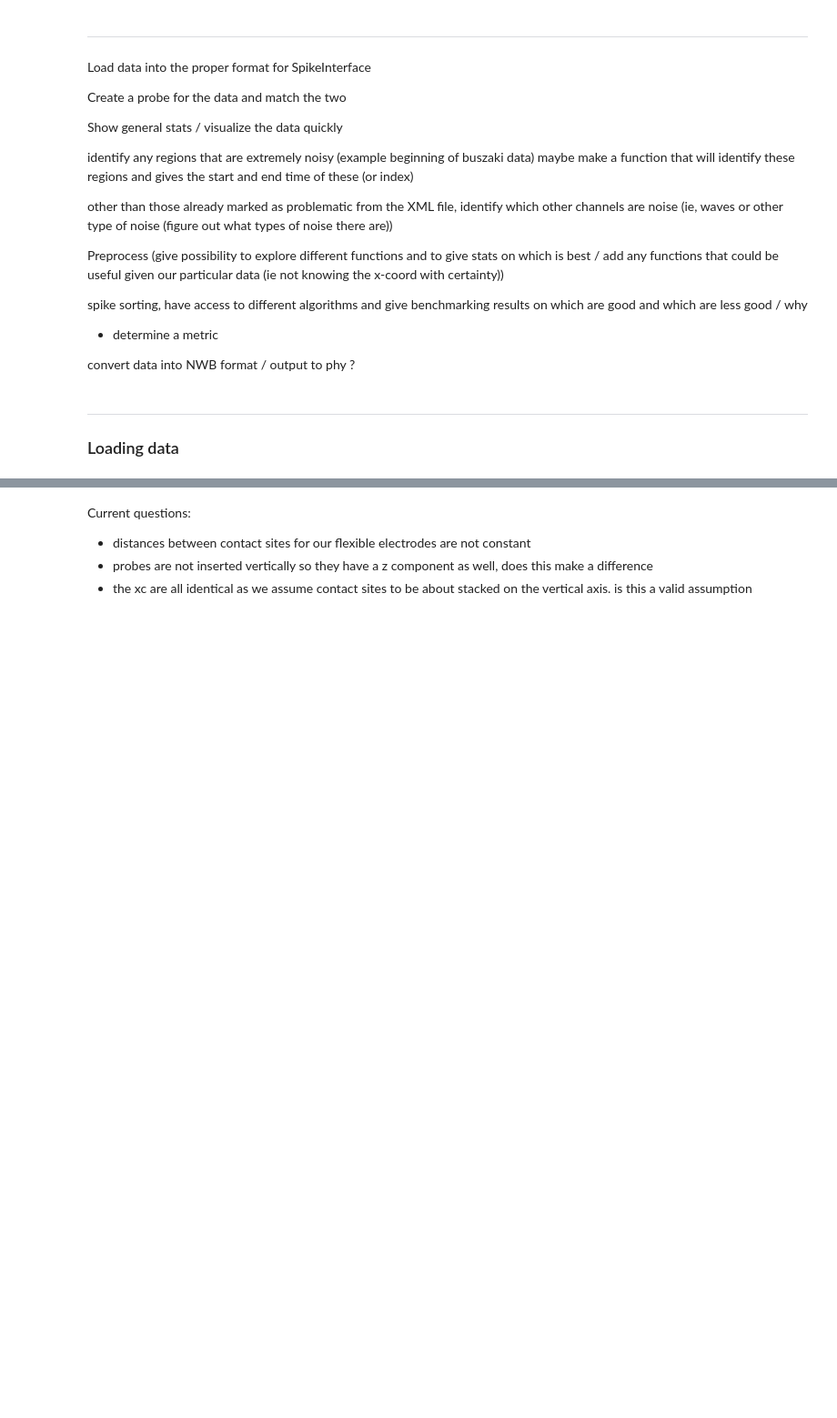
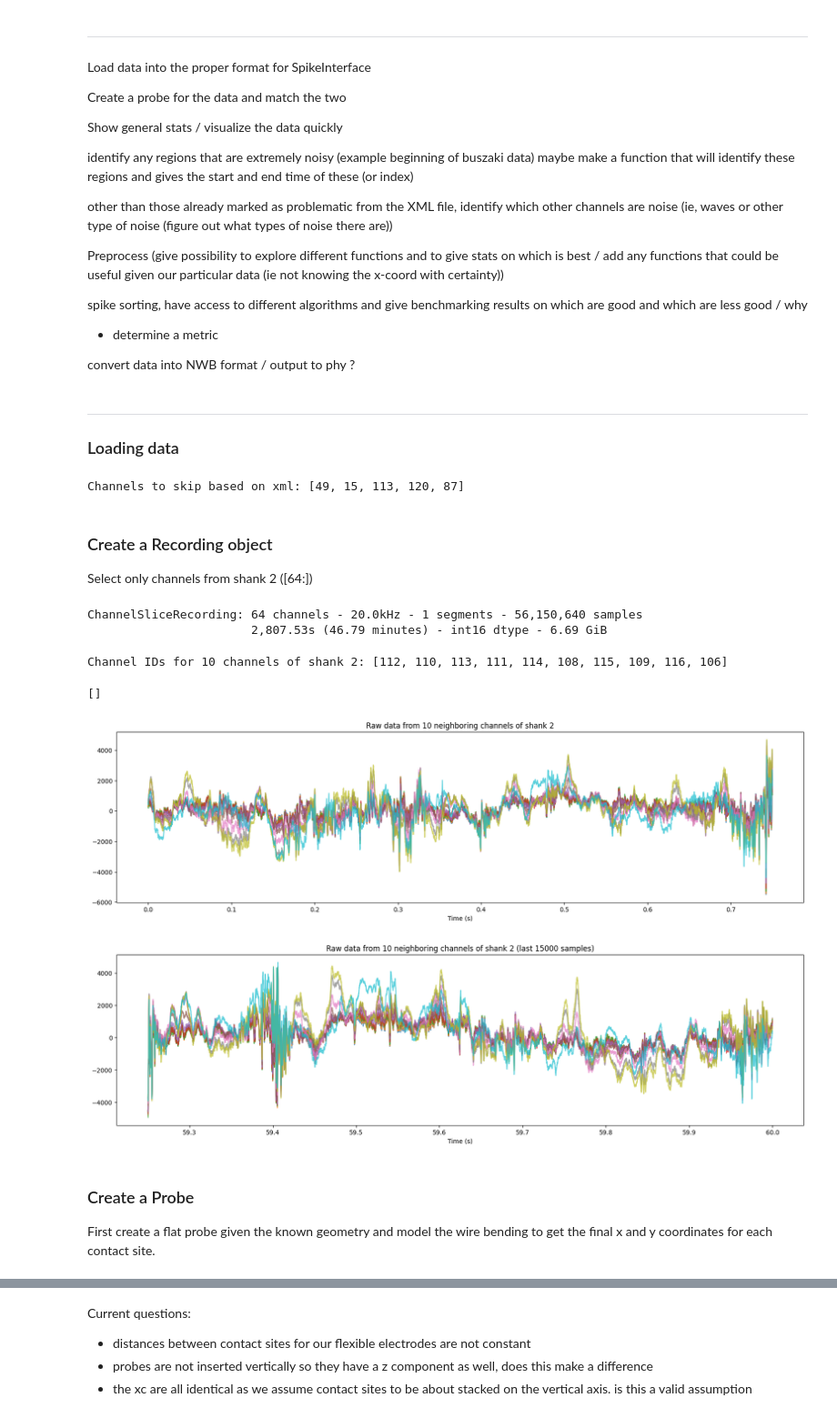
Before and after one commit to BruneBettler/SpikeExplore, a Jupyter notebook: dataExploration.ipynb, the cells around one changed output, grey strips where cells are left out. Shown at 91% size. Saved outputs shown, nothing was run; the diff lists cells and outputs as text; code cells hidden in the pictures; blank space fills up the shorter version.

```diff
--- a/dataExploration.ipynb
+++ b/dataExploration.ipynb
@@ -37,3 +36,54 @@ import spikeinterface.widgets as sw
 import matplotlib.pyplot as plt
 from probeinterface import Probe, ProbeGroup, generate_linear_probe, generate_multi_shank, combine_probes
 from probeinterface.plotting import plot_probe
+# %%
+dat_path = r"/Volumes/Trenholm2/neuroTechData/amplifier.dat" #r"D:\Yanik Lab Dropbox\Peter Gombkoto\Multiarea rat recordings\Buzsaki\RAT\ETH_F_R01_20260311\homecage_260311_144123\amplifier.dat",
+xml_path = r"/Volumes/Trenholm2/neuroTechData/amplifier.xml" #r"D:\Yanik Lab Dropbox\Peter Gombkoto\Multiarea rat recordings\Buzsaki\RAT\ETH_F_R01_20260311\homecage_260311_144123\amplifier.xml",
+
+channel_ids, skippedChannels, xml_data = getXMLData(xml_path)
+nBits, nChannels, samplingRate, offset, lfpSamplingRate = xml_data
+uV_per_count = 0.195 #https://intantech.com/files/Intan_RHX_user_guide.pdf
+
+print(f"Channels to skip based on xml: {skippedChannels}")
+# %% [output]
+Channels to skip based on xml: [49, 15, 113, 120, 87]
+# %% [markdown]
+### Create a Recording object
+
+Select only channels from shank 2 ([64:])
+# %%
+recording = si.read_binary(file_paths=dat_path, sampling_frequency=samplingRate, dtype=f"int{nBits}", num_channels=nChannels, channel_ids=channel_ids, is_filtered=False, gain_to_uV=uV_per_count, offset_to_uV=0.0)
+shank2_channel_ids = channel_ids[64:]
+
+shank2_recording = recording.select_channels(channel_ids=shank2_channel_ids)
+shank2_recording
+# %% [output]
+ChannelSliceRecording: 64 channels - 20.0kHz - 1 segments - 56,150,640 samples
+                       2,807.53s (46.79 minutes) - int16 dtype - 6.69 GiB
+# %%
+shank2_traces = shank2_recording.get_traces(channel_ids=shank2_channel_ids[:10], start_frame=1200000, end_frame=2400000)
+print(f"Channel IDs for 10 channels of shank 2: {shank2_channel_ids[:10]}")
+
+t = np.arange(shank2_traces.shape[0]) / (samplingRate) # Time vector in seconds
+
+# plot sample channels to get an idea of what the data looks like
+
+plt.figure(figsize=(20, 5))
+plt.plot(t[:15000], shank2_traces[:15000], alpha=0.7)
+plt.title("Raw data from 10 neighboring channels of shank 2")
+plt.xlabel("Time (s)")
+plt.plot()
+plt.figure(figsize=(20, 5))
+plt.plot(t[-15000:], shank2_traces[-15000:], alpha=0.7)
+plt.title("Raw data from 10 neighboring channels of shank 2 (last 15000 samples)")
+plt.xlabel("Time (s)")
+plt.plot()
+# %% [output]
+Channel IDs for 10 channels of shank 2: [112, 110, 113, 111, 114, 108, 115, 109, 116, 106]
+[]
+[figure, added]
+[figure, added]
+# %% [markdown]
+### Create a Probe
+
+First create a flat probe given the known geometry and model the wire bending to get the final x and y coordinates for each contact site.
```
Also changed, not shown: parts of 10 cells of this notebook, 6 other files.
